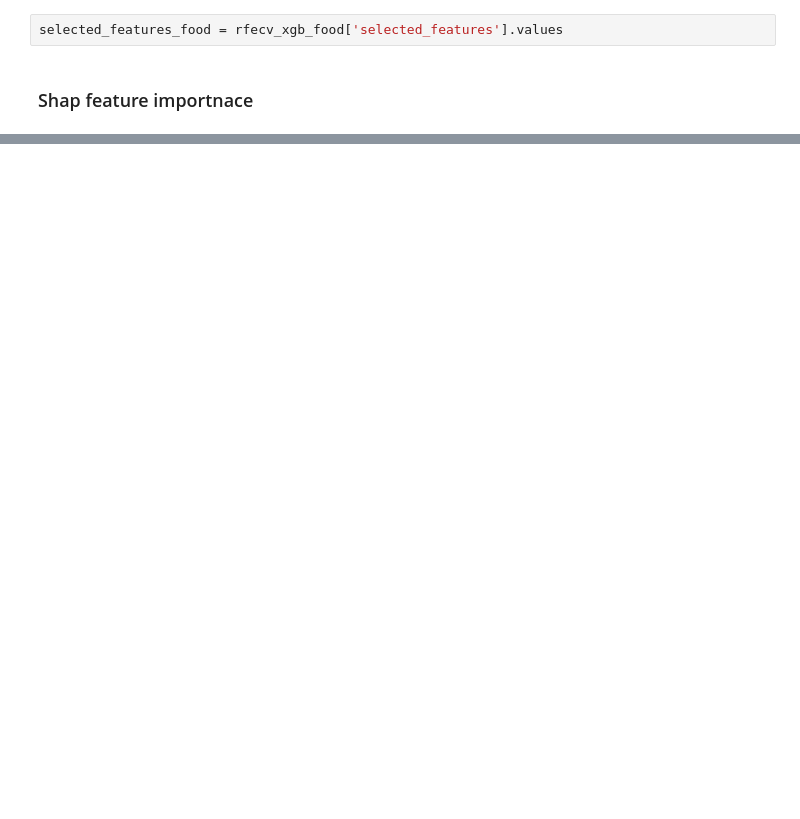
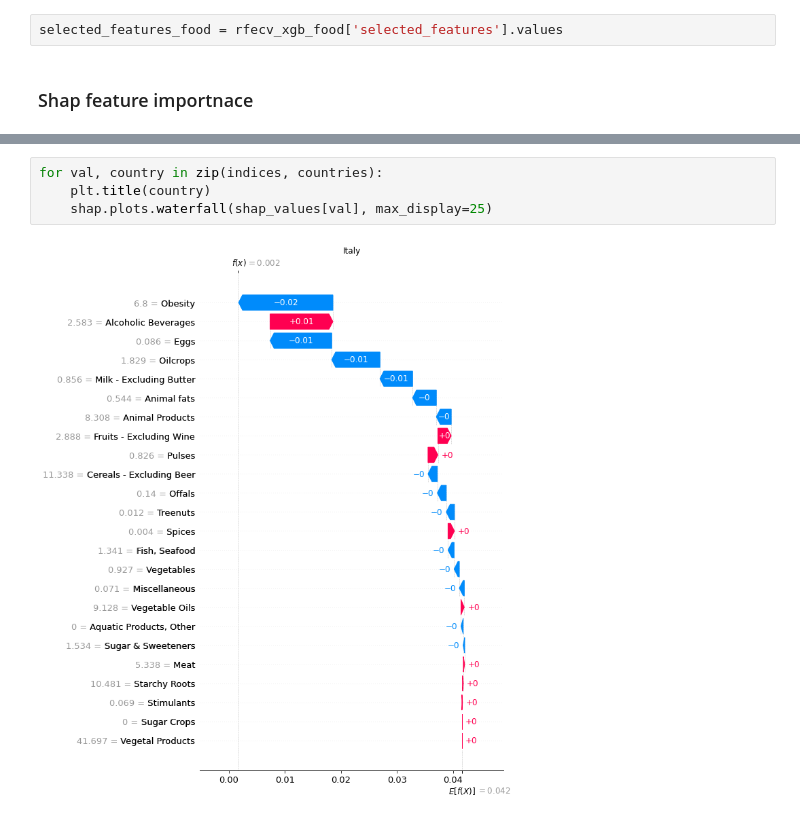
Before and after one commit to risto-trajanov/covid-19-explainable-healthy-diet, a Jupyter notebook: feature_selection/feature_selection_dietary_data.ipynb, the cells around one changed output, grey strips where cells are left out. Saved outputs shown, nothing was run; the diff lists cells and outputs as text; blank space fills up the shorter version.

```diff
--- a/feature_selection/feature_selection_dietary_data.ipynb
+++ b/feature_selection/feature_selection_dietary_data.ipynb
@@ -151,0 +162,6 @@ shap.plots.heatmap(shap_values, max_display=20)
+# %%
+for val, country in zip(indices, countries):
+    plt.title(country)
+    shap.plots.waterfall(shap_values[val], max_display=25)
+# %% [output]
+[figure, added]
```
Also changed, not shown: parts of 9 cells of this notebook, 11 other files.
